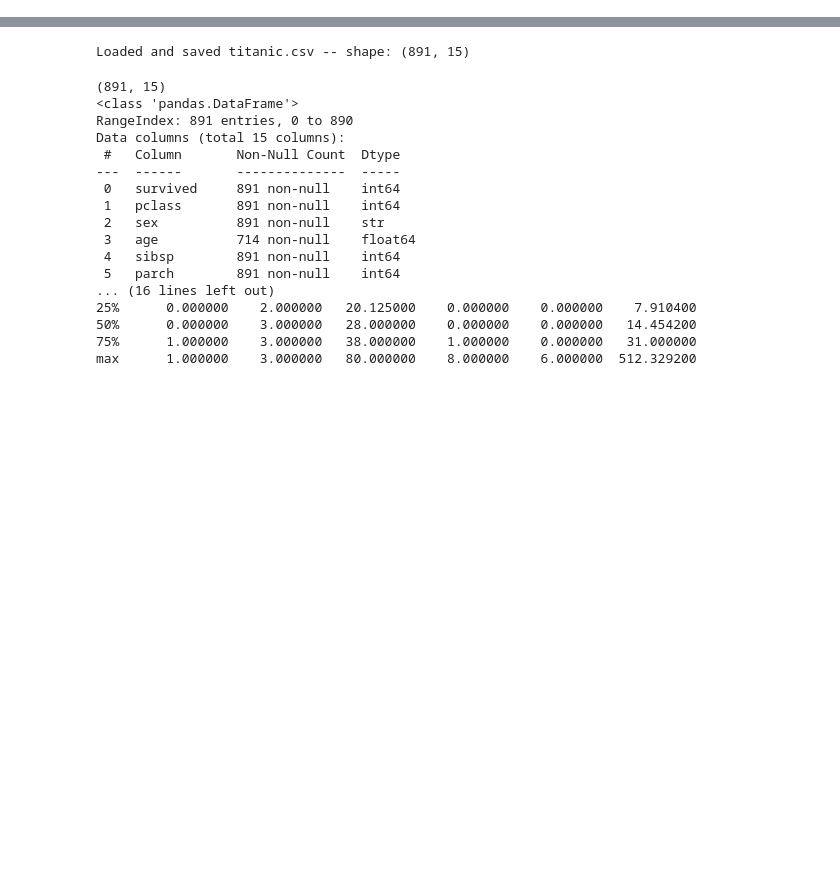
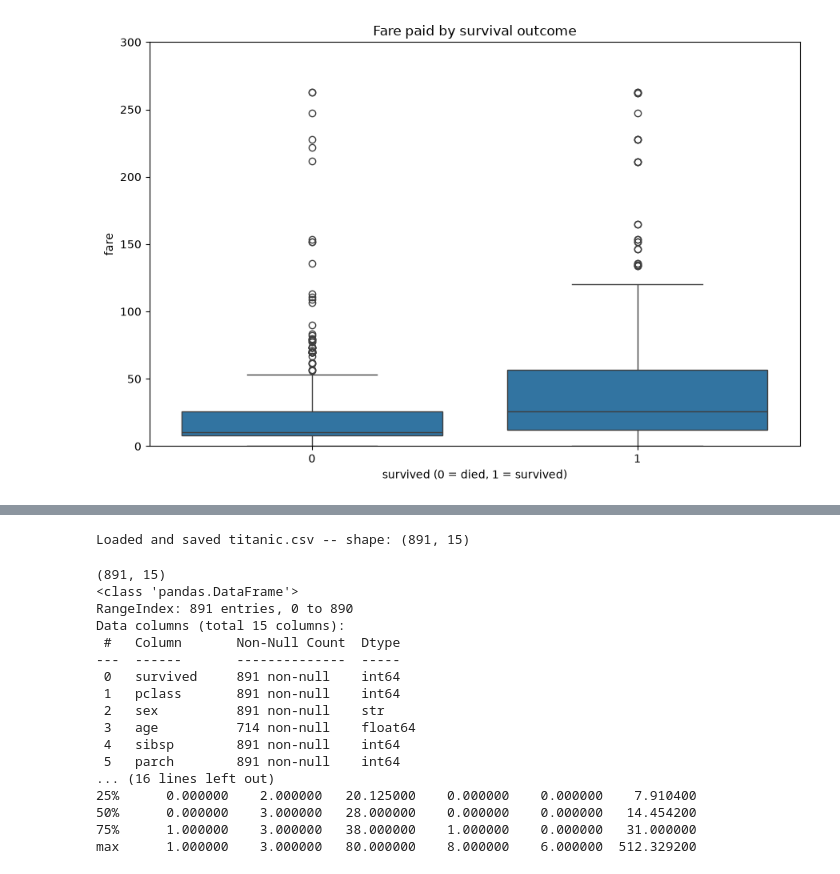
Before and after one commit to Rohith4294/Zepto-data-AI-platform, a Jupyter notebook: analytics/01_eda.ipynb, the cells around one changed output, grey strips where cells are left out. Saved outputs shown, nothing was run; the diff lists cells and outputs as text; code cells hidden in the pictures; blank space fills up the shorter version.

```diff
--- a/analytics/01_eda.ipynb
+++ b/analytics/01_eda.ipynb
@@ -0,0 +60,12 @@
+# %%
+plt.figure(figsize=(9, 6))
+sns.boxplot(data=df_clean, x="survived", y="fare")
+plt.title("Fare paid by survival outcome")
+plt.xlabel("survived (0 = died, 1 = survived)")
+plt.ylabel("fare")
+plt.ylim(0, 300)
+plt.tight_layout()
+plt.savefig("plots_story_3_fare.png", dpi=100, bbox_inches="tight")
+plt.show()
+# %% [output]
+[figure, added]
```
Also changed, not shown: parts of 16 cells of this notebook, 7 other files.
